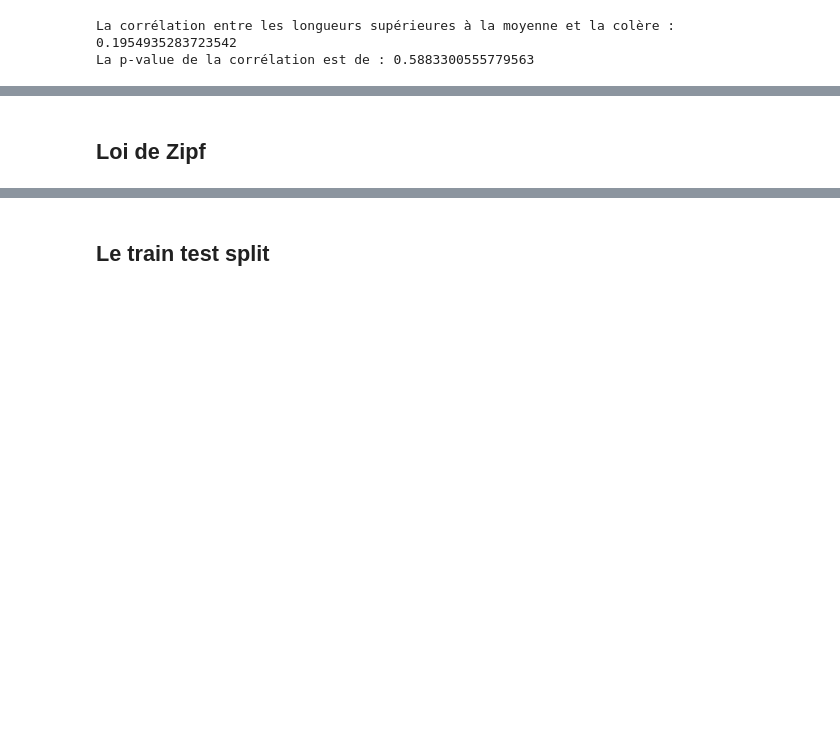
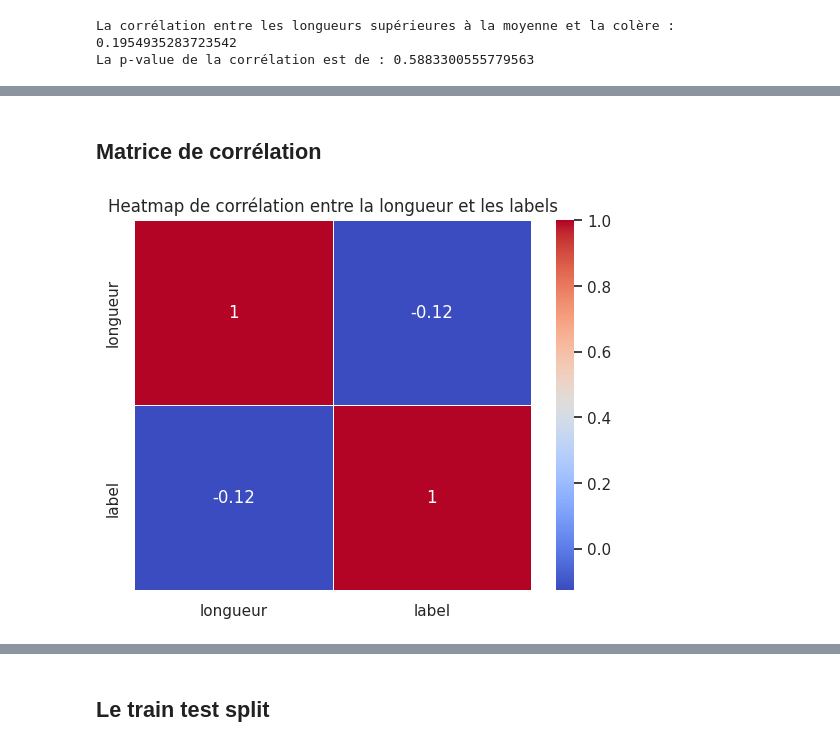
Before and after one commit to deboraptor/outils_traitement_corpus, a Jupyter notebook: scripts/graphiques.ipynb, the cells around one changed output, grey strips where cells are left out. Cells and saved outputs as stored; diff of their text form; code cells hidden in the pictures; blank space fills up the shorter version.

```diff
--- a/scripts/graphiques.ipynb
+++ b/scripts/graphiques.ipynb
@@ -66,2 +115,11 @@ plt.show()
 # %% [markdown]
-## Loi de Zipf
+## Matrice de corrélation
+# %%
+corr_matrix = df[["longueur", "label"]].corr()
+
+sns.heatmap(corr_matrix, annot=True, cmap="coolwarm", linewidths=.5)
+plt.title("Heatmap de corrélation entre la longueur et les labels")
+plt.savefig(os.path.join(dossier, "matrice_correlation_longueur_labels.png"))
+plt.show()
+# %% [output]
+[figure, added]
```
Also changed, not shown: parts of 37 cells of this notebook.
